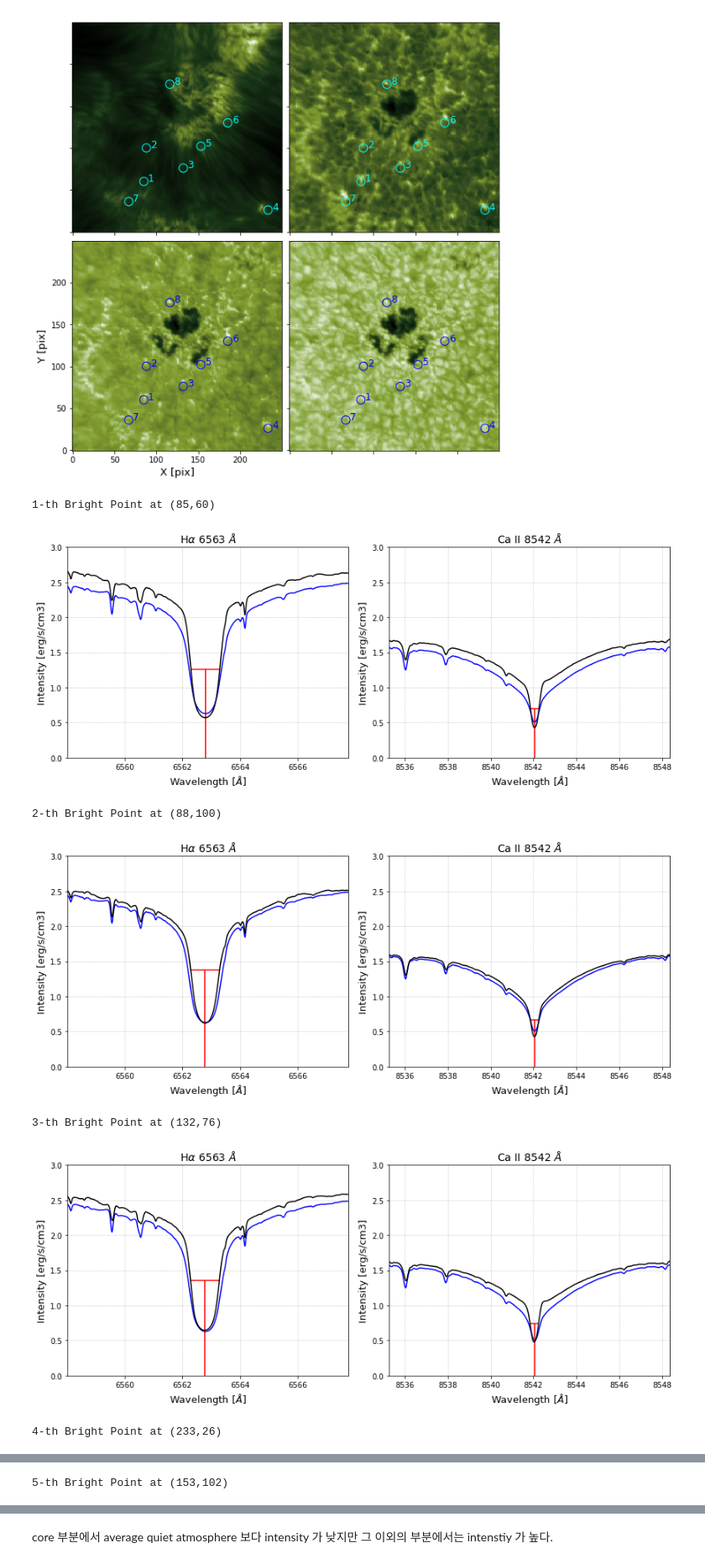
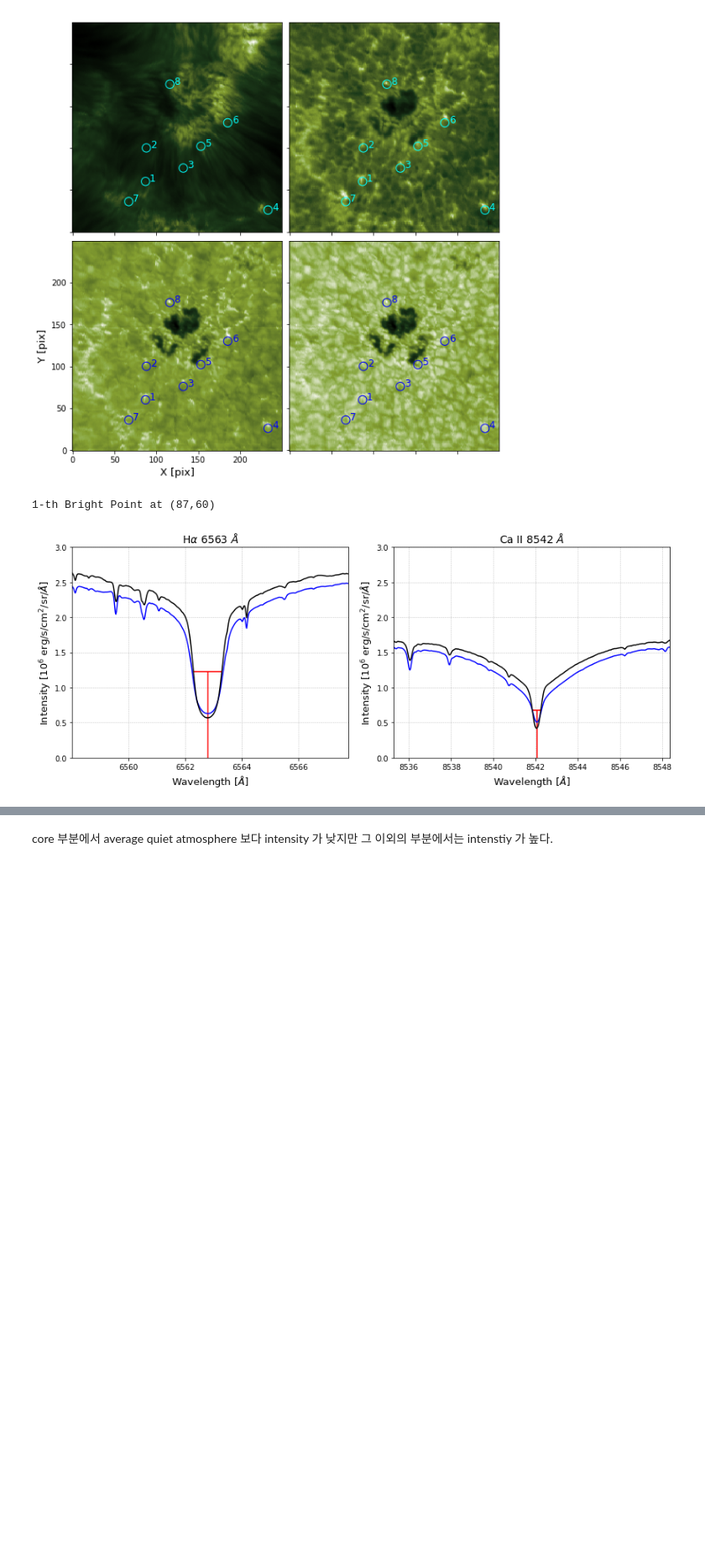
Before and after one commit to guidesk/lab2, a Jupyter notebook: lab_project_2.ipynb, the cells around one changed output, grey strips where cells are left out. Shown at 84% size. Saved outputs shown, nothing was run; the diff lists cells and outputs as text; code cells hidden in the pictures; blank space fills up the shorter version.

```diff
--- a/lab_project_2.ipynb
+++ b/lab_project_2.ipynb
@@ -576,7 +576,7 @@ rasterHa = Ha.getRaster(Ha.wvRef + np.array([0, 0.6, 1, 4.5]))
 rasterCa = Ca.getRaster(Ca.wvRef + np.array([0, 0.6, 2, 5.5]))
 
 # list of bright points position
-BP_list = np.array([[85, 88, 132, 233, 153, 185, 67, 116],
+BP_list = np.array([[87, 88, 132, 233, 153, 185, 67, 116],
                     [60, 100, 76, 26, 102, 130, 36, 176]])
 BP_list = BP_list.transpose()
 # %%
@@ -647,39 +647,36 @@ for index, value in enumerate(BP_list):
 
     # display H alpha profile
     ax[0].plot(Ha.wv, k_Ha*Ha.refProfile, 'b')
     ax[0].plot(Ha.wv, k_Ha*Ha.frame[y,x], 'k')
     ax[0].hlines(k_Ha*intenHa[y,x], shiftHa[y,x] - hw_Ha,
                           shiftHa[y,x] + hw_Ha, 'r')
     ax[0].vlines(shiftHa[y,x], 0, k_Ha*intenHa[y,x], 'r')
 
     ax[0].set_xlabel(r'Wavelength [$\AA$]', fontsize=fsize)
-    ax[0].set_ylabel('Intensity [erg/s/cm3]', fontsize=fsize)
+    ax[0].set_ylabel(r'Intensity [$10^{6}$ erg/s/cm$^{2}$/sr/$\AA$]', fontsize=fsize)
     ax[0].set_title(r'H$\alpha$ 6563 $\AA$', fontsize=tsize)
     ax[0].set_xlim(Ha.wv.min(), Ha.wv.max())
     ax[0].set_ylim(0, 3)
     ax[0].grid(ls=':')
 
     # display Ca II Profile
     ax[1].plot(Ca.wv, k_Ca*Ca.refProfile, 'b')
     ax[1].plot(Ca.wv, k_Ca*Ca.frame[y+dely,x+delx], 'k')
     ax[1].hlines(k_Ca*intenCa[y+dely,x+delx],shiftCa[y+dely,x+delx] - hw_Ca, shiftCa[y+dely,x+delx] + hw_Ca, 'r')
     ax[1].vlines(shiftCa[y+dely,x+delx], 0, k_Ca*intenCa[y+dely,x+delx], 'r')
 
     ax[1].set_xlabel(r'Wavelength [$\AA$]', fontsize=fsize)
-    ax[1].set_ylabel('Intensity [erg/s/cm3]', fontsize=fsize)
+    ax[1].set_ylabel(r'Intensity [$10^{6}$ erg/s/cm$^{2}$/sr/$\AA$]', fontsize=fsize)
     ax[1].set_title(r'Ca II 8542 $\AA$', fontsize=tsize)
     ax[1].set_xlim(Ca.wv.min(), Ca.wv.max())
     ax[1].set_ylim(0, 3)
     ax[1].grid(ls=':')
 
     fig.tight_layout()
     #plt.savefig('Profile_BP_({},{}).pdf'.format(x,y), format='pdf', dpi=1000)
     plt.show()
+
+    break
 # %% [output]
-1-th Bright Point at (85,60)
+1-th Bright Point at (87,60)
-[figure, old version]
+[figure, new version]
-2-th Bright Point at (88,100)
-[figure, removed]
-3-th Bright Point at (132,76)
-[figure, removed]
-4-th Bright Point at (233,26)
@@ -687 +682,0 @@ for index, value in enumerate(BP_list):
-5-th Bright Point at (153,102)
```
Also changed, not shown: parts of 5 cells of this notebook.
